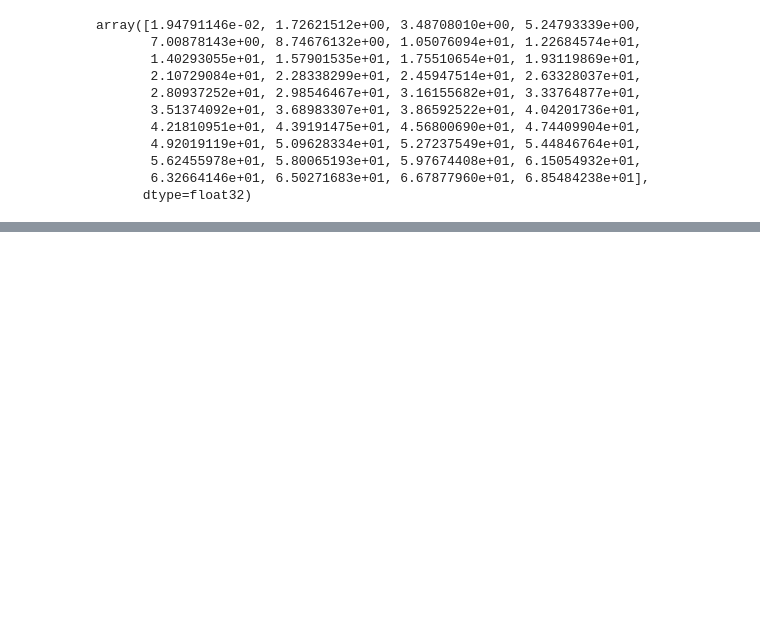
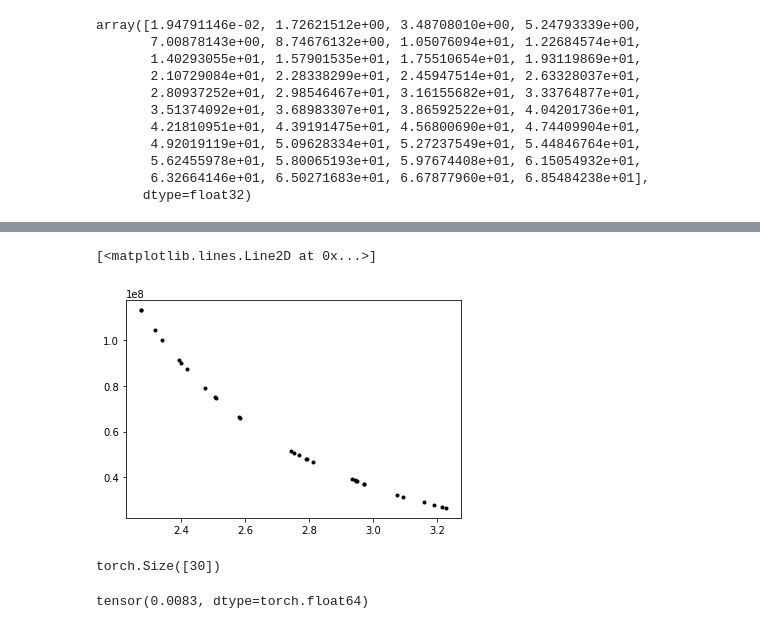
Before and after one commit to peijin94/SunRay, a Jupyter notebook: ray_scat_test.ipynb, the cells around one changed output, grey strips where cells are left out. Drawn from its saved outputs; the diff is of its cells as text; code cells hidden in the pictures; blank space fills up the shorter version.

Commit message:
debug, fix shape of rays

```diff
--- a/ray_scat_test.ipynb
+++ b/ray_scat_test.ipynb
@@ -54,0 +57,15 @@ plt.plot(k_vec_collect[:,0,0],k_vec_collect[:,2,0],'k.')
+# %%
+amp = lambda x : torch.sqrt(torch.sum(x.pow(2),axis=0))
+
+plt.plot(amp(r_vec),amp(domega_pe_dxyz),'k.')
+# %% [output]
+[<matplotlib.lines.Line2D at 0x...>]
+[figure, added]
+# %%
+domega_pe_dr.shape
+# %% [output]
+torch.Size([30])
+# %%
+pfreq.omega_pe_r(ne_r,rr_cur)[0]
+# %% [output]
+tensor(0.0083, dtype=torch.float64)
```
Also changed, not shown: parts of 9 cells of this notebook, 4 other files.
